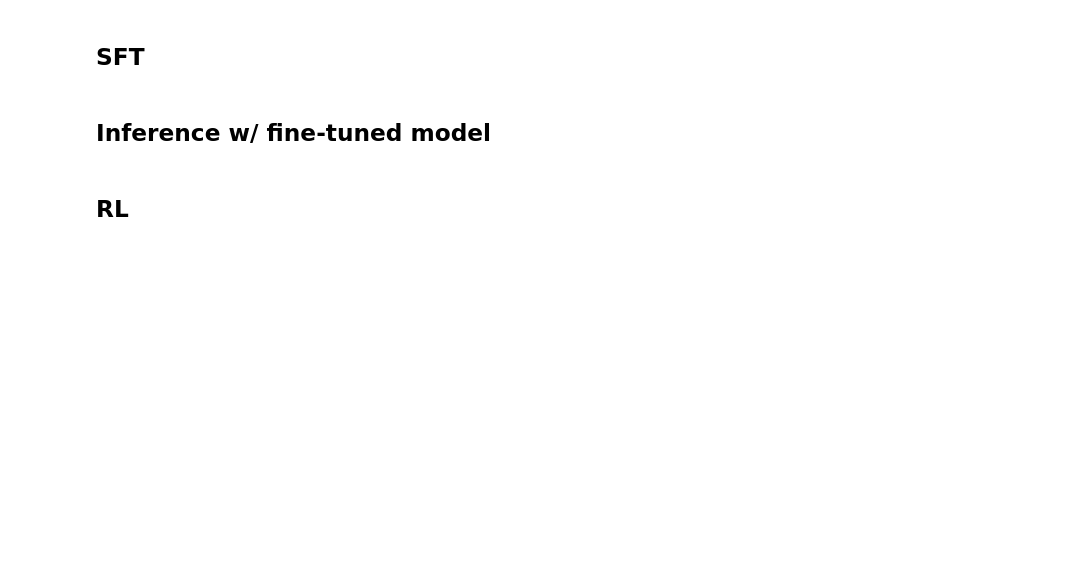
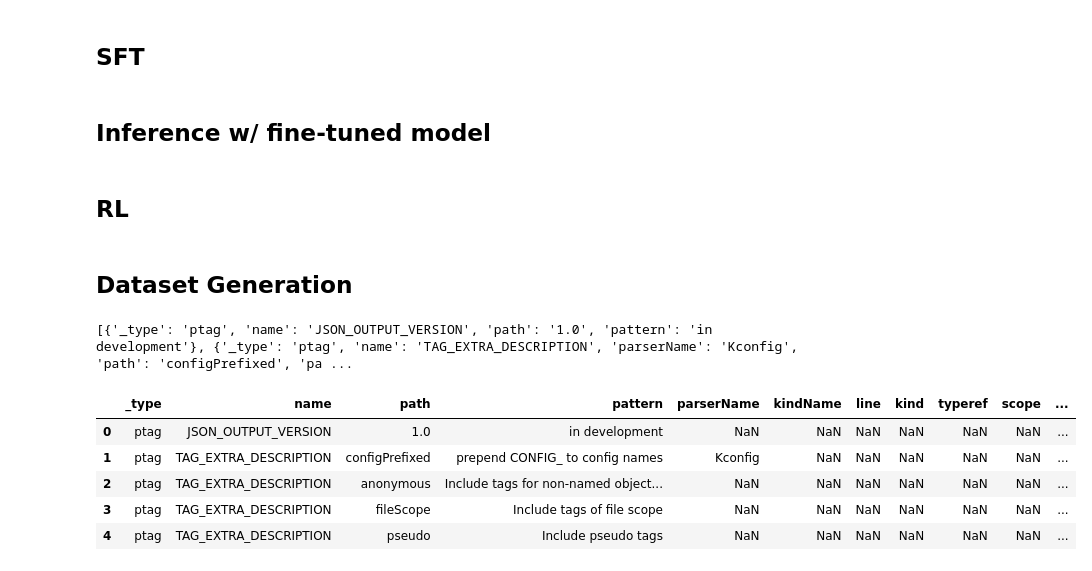
Before and after one commit to auto-d/forklift, a Jupyter notebook: notebooks/experimentation.ipynb, the cells around one changed output. Drawn from its saved outputs; the diff is of its cells as text; code cells hidden in the pictures; blank space fills up the shorter version.

Commit message:
symbol extraction

```diff
--- a/notebooks/experimentation.ipynb
+++ b/notebooks/experimentation.ipynb
@@ -275,3 +275,5 @@ tokenizer = AutoTokenizer.from_pretrained(model_name)
 ## Inference w/ fine-tuned model
 # %% [markdown]
 ## RL
+# %% [markdown]
+## Dataset Generation
@@ -277,0 +283,20 @@ tokenizer = AutoTokenizer.from_pretrained(model_name)
+# %%
+data = []
+with open("../data/linux_kernel_init2.ctags", "r") as f:
+    for line in f:
+        data.append(json.loads(line))
+
+print(data)
+# %% [output]
+[{'_type': 'ptag', 'name': 'JSON_OUTPUT_VERSION', 'path': '1.0', 'pattern': 'in development'}, {'_type': 'ptag', 'name': 'TAG_EXTRA_DESCRIPTION', 'parserName': 'Kconfig', 'path': 'configPrefixed', 'pa ...
+# %%
+df = pd.DataFrame(data)
+# %%
+df.head()
+# %% [output]
+|  | _type | name | path | pattern | parserName | kindName | line | kind | typeref | scope | ... |
+| 0 | ptag | JSON_OUTPUT_VERSION | 1.0 | in development | NaN | NaN | NaN | NaN | NaN | NaN | ... |
+| 1 | ptag | TAG_EXTRA_DESCRIPTION | configPrefixed | prepend CONFIG_ to config names | Kconfig | NaN | NaN | NaN | NaN | NaN | ... |
+| 2 | ptag | TAG_EXTRA_DESCRIPTION | anonymous | Include tags for non-named object... | NaN | NaN | NaN | NaN | NaN | NaN | ... |
+| 3 | ptag | TAG_EXTRA_DESCRIPTION | fileScope | Include tags of file scope | NaN | NaN | NaN | NaN | NaN | NaN | ... |
+| 4 | ptag | TAG_EXTRA_DESCRIPTION | pseudo | Include pseudo tags | NaN | NaN | NaN | NaN | NaN | NaN | ... |
```
Also changed, not shown: parts of 1 cell of this notebook, 3 other files.
